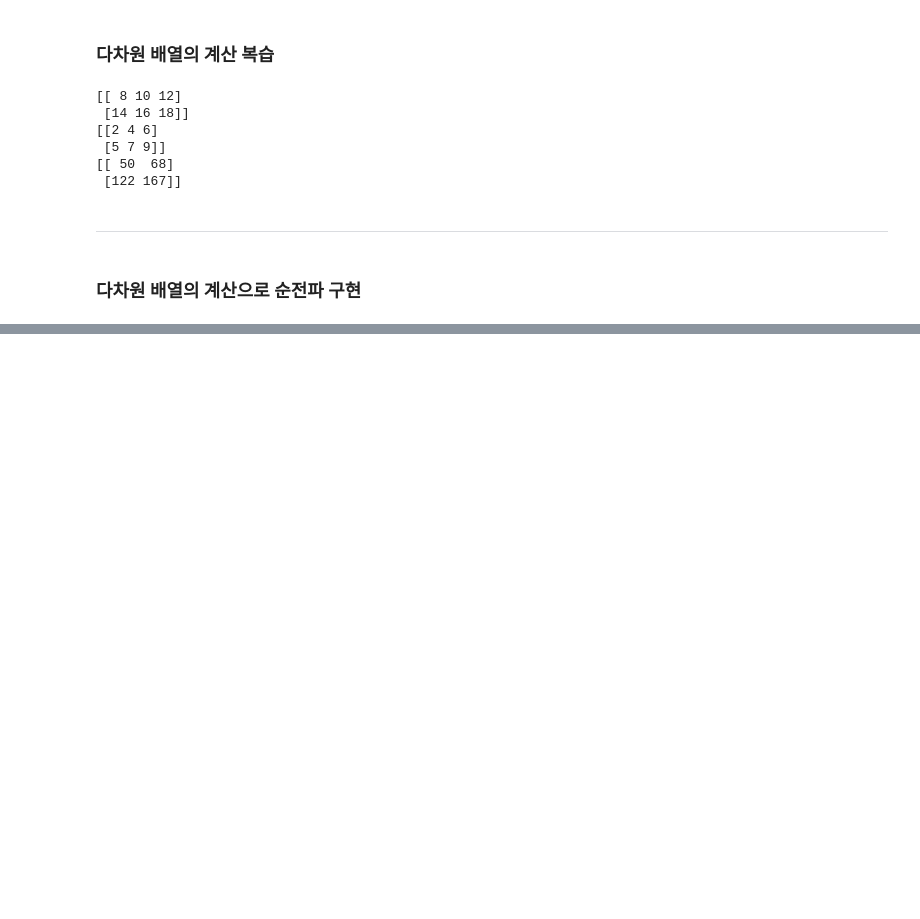
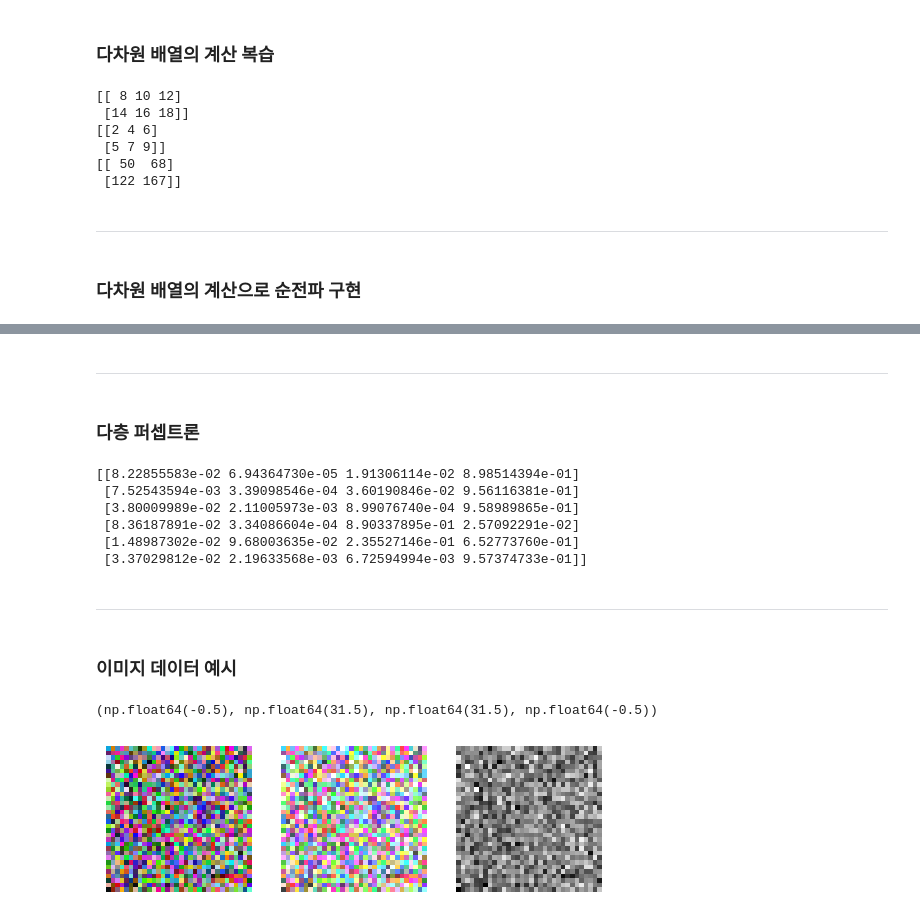
Before and after one commit to yugyeongh/encore_skn11, a Jupyter notebook: 06_dl_basic/03_multi_dim_tensor.ipynb, the cells around one changed output, grey strips where cells are left out. Drawn from its saved outputs; the diff is of its cells as text; code cells hidden in the pictures; blank space fills up the shorter version.

```diff
--- a/06_dl_basic/03_multi_dim_tensor.ipynb
+++ b/06_dl_basic/03_multi_dim_tensor.ipynb
@@ -55,0 +56,71 @@ print(result)
+# %% [markdown]
+---
+# %% [markdown]
+### 다층 퍼셉트론
+# %%
+X = np.random.randn(6, 10)
+
+# 은닉층 : 10개의 입력 -> 8개의 뉴런
+w1 = np.random.randn(10, 8)
+b1 = np.random.randn(1, 8)
+
+# 출력층 : 8개의 입력 -> 4개의 클래스
+w2 = np.random.randn(8, 4)
+b2 = np.random.randn(1, 4)
+
+# 은닉층 계산 (선형 계산 + tanh 활성화 함수)
+z1 = np.dot(X, w1) + b1
+result1 = np.tanh(z1)
+
+# 출력층 계산 (선형 계산 + softmax 활성화 함수)
+z2 = np.dot(result1, w2) + b2
+exp_z = np.exp(z2 - np.max(z2, axis=1, keepdims=True))
+result2 = exp_z / np.sum(exp_z, axis=1, keepdims=True)
+
+print(result2)
+# %% [output]
+[[8.22855583e-02 6.94364730e-05 1.91306114e-02 8.98514394e-01]
+ [7.52543594e-03 3.39098546e-04 3.60190846e-02 9.56116381e-01]
+ [3.80009989e-02 2.11005973e-03 8.99076740e-04 9.58989865e-01]
+ [8.36187891e-02 3.34086604e-04 8.90337895e-01 2.57092291e-02]
+ [1.48987302e-02 9.68003635e-02 2.35527146e-01 6.52773760e-01]
+ [3.37029812e-02 2.19633568e-03 6.72594994e-03 9.57374733e-01]]
+# %% [markdown]
+---
+# %% [markdown]
+### 이미지 데이터 예시
+# %%
+import matplotlib.pyplot as plt
+
+# 이미지 생성
+batch_size = 5
+channels = 3
+height = 32
+width = 32
+
+images = np.random.rand(batch_size, channels, height, width)
+
+bright_images = np.clip(images + 0.2, 0, 1)
+
+gray_images = np.mean(images, axis=1)
+
+# PyTorch 프레임워크에서는 이미지 데이터를 (채널, 높이, 너비) 순서로 저장
+# matplotlib.pyplot.imshow()는 (높이, 너비, 채널) 순서로 기대
+# 따라서 transpose()를 이용해 축의 순서를 재배열
+images_for_display = images[0].transpose(1, 2, 0)
+bright_images_display = bright_images[0].transpose(1, 2, 0)
+
+plt.subplot(1, 3, 1)
+plt.imshow(images_for_display)
+plt.axis('off')
+
+plt.subplot(1, 3, 2)
+plt.imshow(bright_images_display)
+plt.axis('off')
+
+plt.subplot(1, 3, 3)
+plt.imshow(gray_images[0], cmap='gray')
+plt.axis('off')
+# %% [output]
+(np.float64(-0.5), np.float64(31.5), np.float64(31.5), np.float64(-0.5))
+[figure, added]
```
Also changed, not shown: parts of 1 cell of this notebook, 5 other files.
